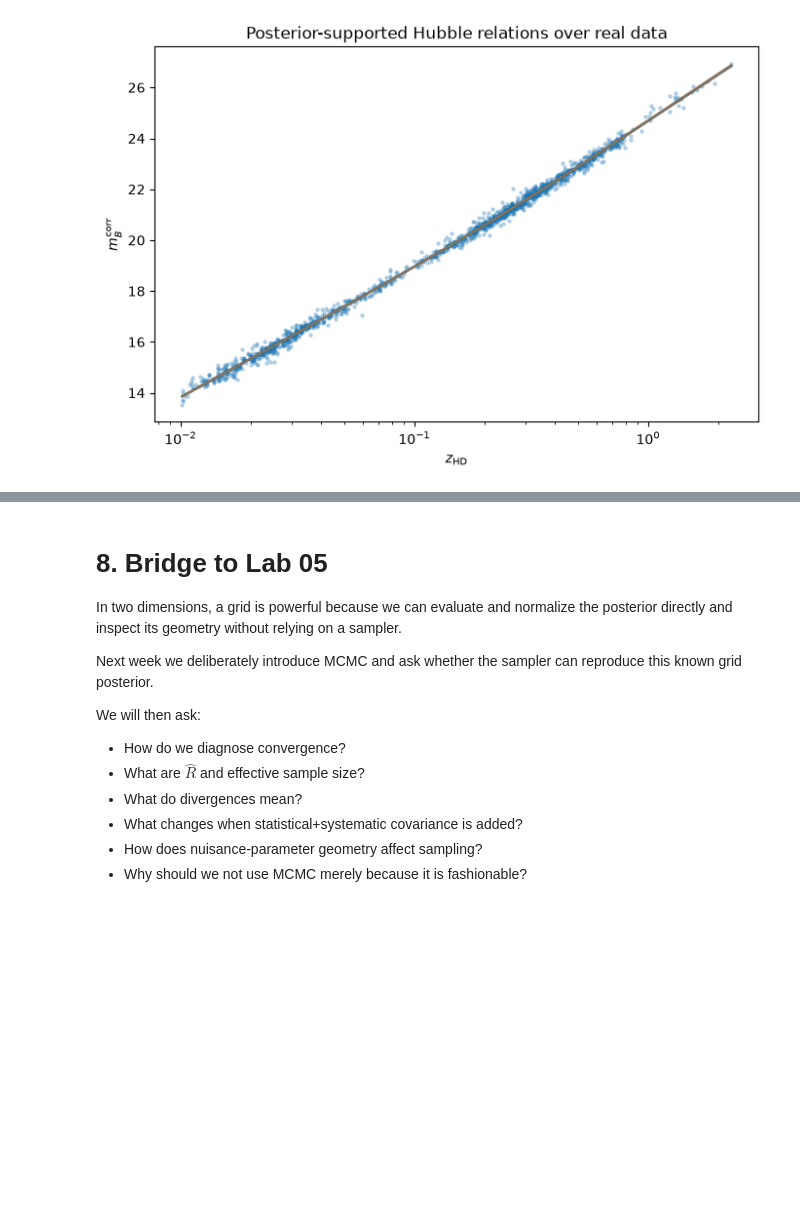
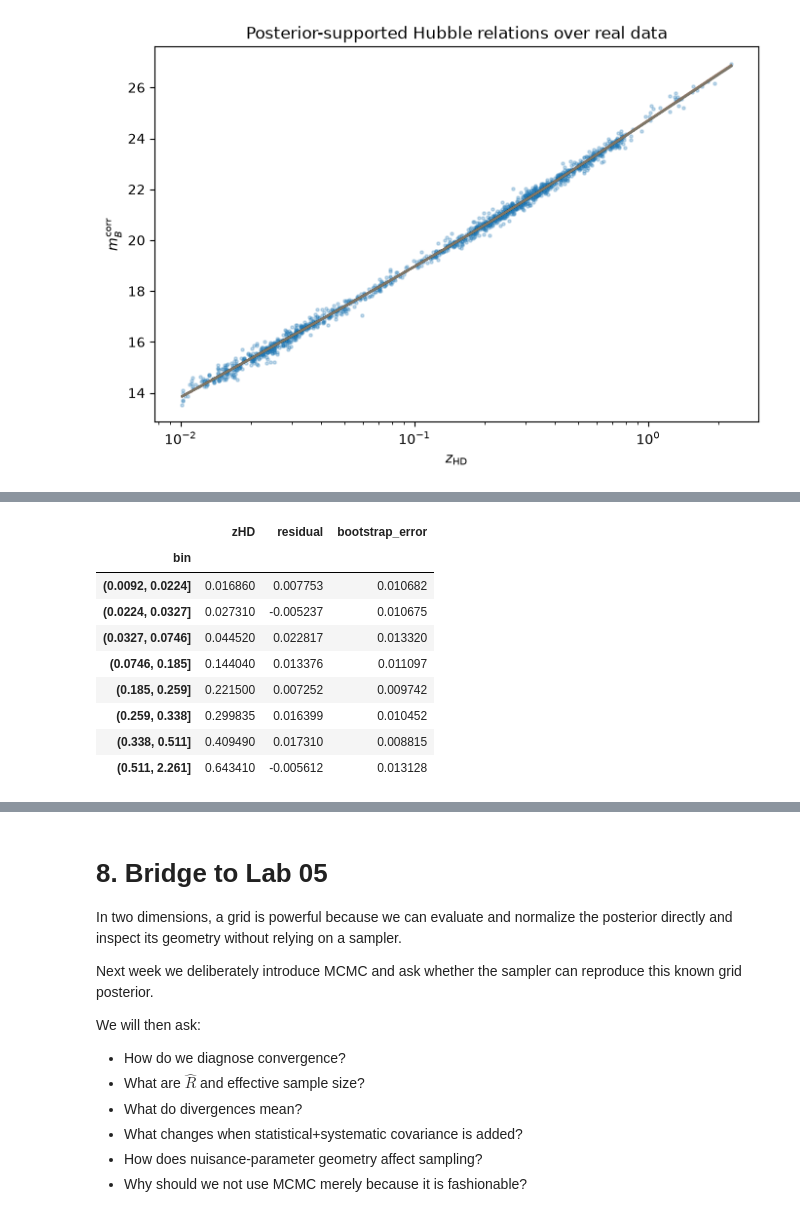
Before and after one commit to Natalia985/Astrostatistics_Observational_Cosmology, a Jupyter notebook: Labs/L04_BAYESIAN_HUBBLE_DIAGRAM_IMPROVED.ipynb, the cells around one changed output, grey strips where cells are left out. Cells and saved outputs as stored; diff of their text form; code cells hidden in the pictures; blank space fills up the shorter version.

```diff
--- a/Labs/L04_BAYESIAN_HUBBLE_DIAGRAM_IMPROVED.ipynb
+++ b/Labs/L04_BAYESIAN_HUBBLE_DIAGRAM_IMPROVED.ipynb
@@ -846,0 +853,6 @@ diagnostic["residual"] = residual
+# %%
+# Divide the supernovae into 8 groups by redshift
+diagnostic["bin"] = pd.qcut(diagnostic["zHD"], q=8)
+
+# Check how many supernovae are in each group
+diagnostic.groupby("bin", observed=True).size()
@@ -846,0 +870,8 @@ diagnostic["residual"] = residual
+# %%
+# Group the supernovae by bin and calculate the median
+# redshift and median residual in each group
+binned = diagnostic.groupby("bin", observed=True)[
+    ["zHD", "residual"]
+].median()
+
+binned
@@ -846,0 +889,34 @@ diagnostic["residual"] = residual
+# %%
+# Fix the seed so the results are reproducible
+boot_rng = np.random.default_rng(SEED)
+
+# Store one error estimate per bin
+bootstrap_errors = []
+
+for _, group in diagnostic.groupby("bin", observed=True):
+    r = group["residual"].to_numpy()
+    bootstrap_medians = []
+
+    # Resample each bin 2000 times and calculate each median
+    for i in range(2000):
+        sample = boot_rng.choice(r, size=len(r), replace=True)
+        bootstrap_medians.append(np.median(sample))
+
+    # Use the spread of the bootstrap medians as the error
+    bootstrap_errors.append(np.std(bootstrap_medians, ddof=1))
+
+# Add the errors to our table
+binned["bootstrap_error"] = bootstrap_errors
+
+binned
+# %% [output]
+|  | zHD | residual | bootstrap_error |
+| bin |  |  |  |
+| (0.0092, 0.0224] | 0.016860 | 0.007753 | 0.010682 |
+| (0.0224, 0.0327] | 0.027310 | -0.005237 | 0.010675 |
+| (0.0327, 0.0746] | 0.044520 | 0.022817 | 0.013320 |
+| (0.0746, 0.185] | 0.144040 | 0.013376 | 0.011097 |
+| (0.185, 0.259] | 0.221500 | 0.007252 | 0.009742 |
+| (0.259, 0.338] | 0.299835 | 0.016399 | 0.010452 |
+| (0.338, 0.511] | 0.409490 | 0.017310 | 0.008815 |
+| (0.511, 2.261] | 0.643410 | -0.005612 | 0.013128 |
```
Also changed, not shown: parts of 10 cells of this notebook.
